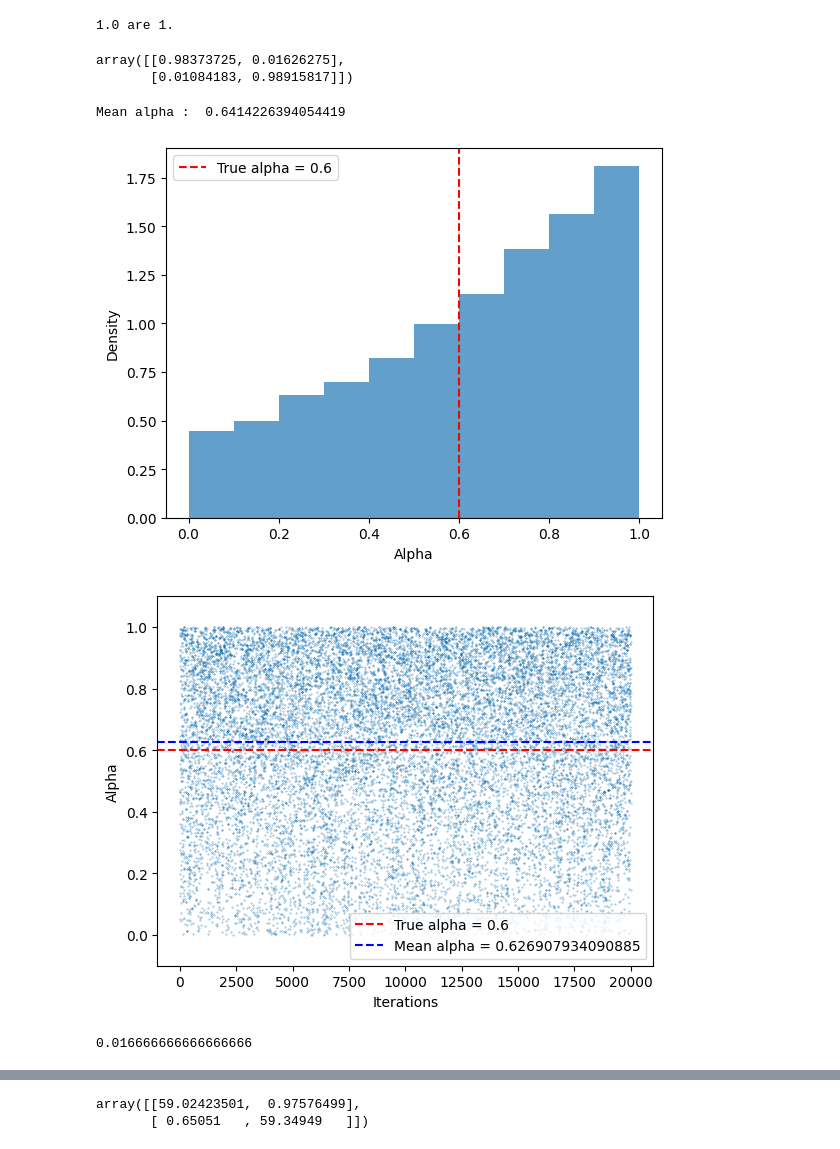
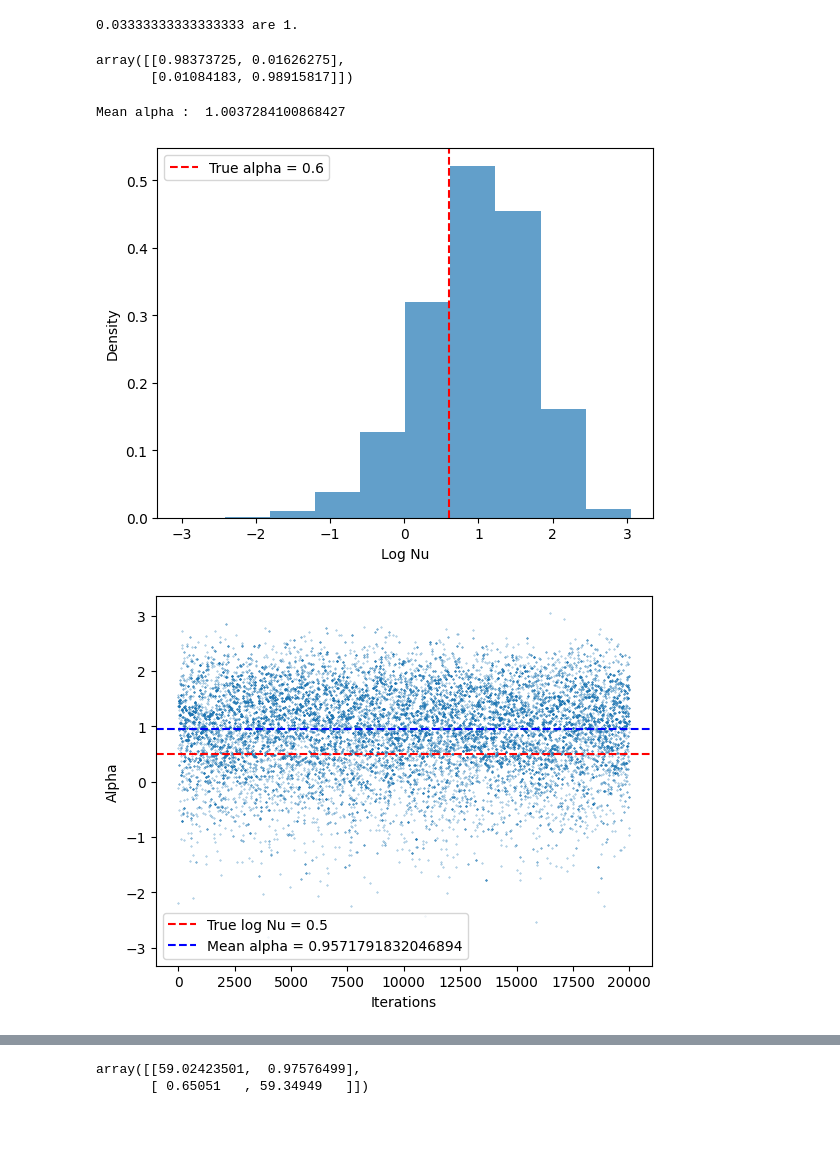
Before and after one commit to anticipated-chemistry-of-life/markov-random-field, a Jupyter notebook: model_validation/single_clique.ipynb, the cells around one changed output, grey strips where cells are left out. Saved outputs shown, nothing was run; the diff lists cells and outputs as text; code cells hidden in the pictures.

```diff
--- a/model_validation/single_clique.ipynb
+++ b/model_validation/single_clique.ipynb
@@ -83,17 +82,53 @@ def mcmc_infer_alpha(
     # print("Average acceptance: ", acceptances / num_samples)
     return np.array(samples)
+# %%
+# MCMC to infer alpha with adaptive step size
+def mcmc_infer_log_nu(
+    root_state,
+    leaves,
+    alpha,
+    branch_length,
+    num_samples=10000,
+    target_acceptance=0.4,
+    adapt_interval=100,
+):
+    branch_length = 1 / len(leaves)
+
+    # log nu comes from a normal distribution
+    log_nu = np.random.normal(loc=0.5, scale=2)  # Initial log_nu
+    samples = []
+    log_prob = log_likelihood(alpha, root_state, leaves, log_nu, branch_length)
+    step_size = 0.5
+    acceptances = 0
+
+    for i in trange(num_samples, leave=False):
+        new_log_nu = np.random.normal(loc=0.5, scale=2)
+
+        new_log_prob = log_likelihood(
+            alpha, root_state, leaves, new_log_nu, branch_length
+        )
+
+        if np.log(np.random.rand()) < new_log_prob - log_prob:
+            log_nu, log_prob = new_log_nu, new_log_prob
+            acceptances += 1
+
+        samples.append(log_nu)
+
+    return np.array(samples)
 # %%
 # Simulate data and run MCMC
 true_alpha = 0.6
 num_leaves = 60
-log_nu = 0.5  # + np.log(1000 / 60)
+true_log_nu = 0.5  # + np.log(1000 / 60)
 branch_length = 1 / num_leaves
-root_state, leaves = simulate_data(true_alpha, log_nu, num_leaves, branch_length)
+root_state, leaves = simulate_data(true_alpha, true_log_nu, num_leaves, branch_length)
 
-samples = mcmc_infer_alpha(root_state, leaves, log_nu, branch_length, num_samples=20000)
+samples = mcmc_infer_log_nu(
+    root_state, leaves, true_alpha, branch_length, num_samples=20000
+)
 # %%
 print(sum(leaves) / len(leaves), "are 1.")
 # %% [output]
-1.0 are 1.
+0.03333333333333333 are 1.
 # %%
 calculate_P_matrix(
@@ -105,28 +140,28 @@ array([[0.98373725, 0.01626275],
 # %%
 print("Mean alpha : ", np.mean(samples[-1000:]))
 # %% [output]
-Mean alpha :  0.6414226394054419
+Mean alpha :  1.0037284100868427
 # %%
 import matplotlib.pyplot as plt
 
 # Plot results
 plt.hist(samples, density=True, alpha=0.7)
 plt.axvline(
     true_alpha,
     color="r",
     linestyle="dashed",
     label=f"True alpha = {true_alpha}",
 )
-plt.xlabel("Alpha")
+plt.xlabel("Log Nu")
 plt.ylabel("Density")
 plt.legend()
 plt.show()
 # %% [output]
-[figure, old version]
+[figure, new version]
 # %%
 plt.scatter(x=range(len(samples)), y=samples, s=0.1, alpha=0.7)
 plt.axhline(
-    true_alpha, color="r", linestyle="dashed", label=f"True alpha = {true_alpha}"
+    true_log_nu, color="r", linestyle="dashed", label=f"True log Nu = {true_log_nu}"
 )
 plt.axhline(
     np.mean(samples),
@@ -134,17 +169,12 @@ plt.axhline(
     linestyle="dashed",
     label=f"Mean alpha = {np.mean(samples)}",
 )
-plt.ylim(-0.1, 1.1)
 plt.ylabel("Alpha")
 plt.xlabel("Iterations")
 plt.legend()
 plt.show()
 # %% [output]
-[figure, old version]
+[figure, new version]
-# %%
-branch_length
-# %% [output]
-0.016666666666666666
 # %%
 # simulate many times with same prior values
 # infer
```
Also changed, not shown: parts of 9 cells of this notebook, 15 other files.
